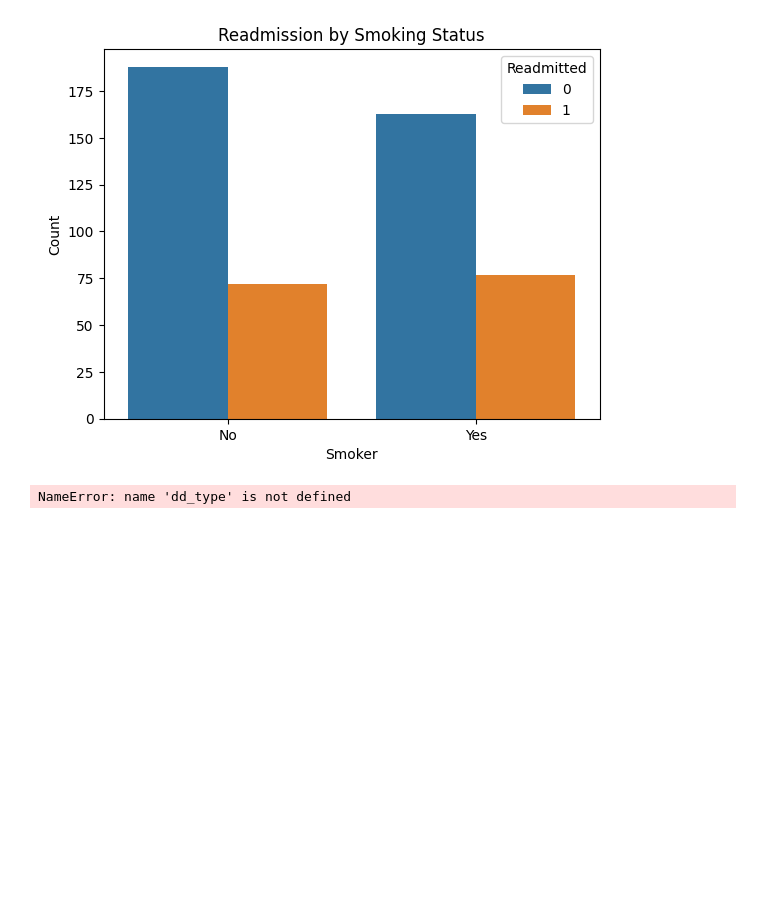
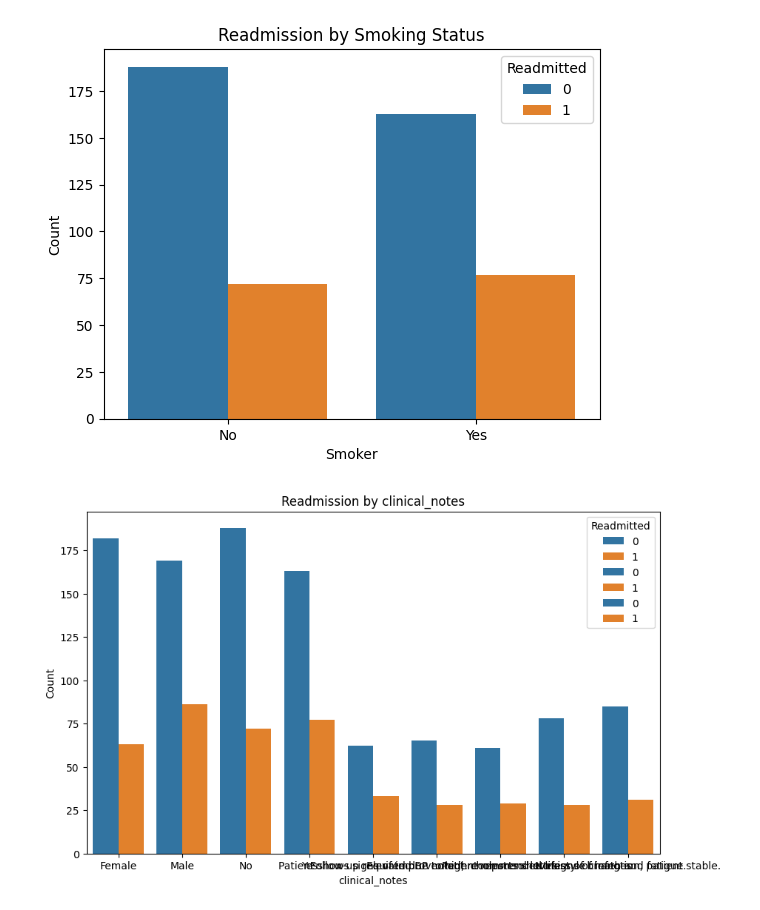
Before and after one commit to fahuddin/MedInsight, a Jupyter notebook: notebook/eda.ipynb, the cells around one changed output. Cells and saved outputs as stored; diff of their text form; code cells hidden in the pictures; blank space fills up the shorter version.

```diff
--- a/notebook/eda.ipynb
+++ b/notebook/eda.ipynb
@@ -119,12 +119,14 @@ plt.show()
 # %% [output]
 [figure]
 # %%
-numerical = [d_type for d_type in df.columns if d_type not object]
-sns.countplot(data=df, x="glucose level", hue="readmission")
-plt.title("Readmission by Smoking Status")
-plt.xlabel("Smoker")
-plt.ylabel("Count")
-plt.legend(title="Readmitted")
-plt.show()
+categorical = df.select_dtypes(include=['object']).columns
+
+plt.figure(figsize=(10,6))
+for col in categorical:
+    sns.countplot(data=df, x=col, hue="readmission")
+    plt.title(f"Readmission by {col}")
+    plt.xlabel(col)
+    plt.ylabel("Count")
+    plt.legend(title="Readmitted")
 # %% [output]
-NameError: name 'dd_type' is not defined
+[figure, added]
```
